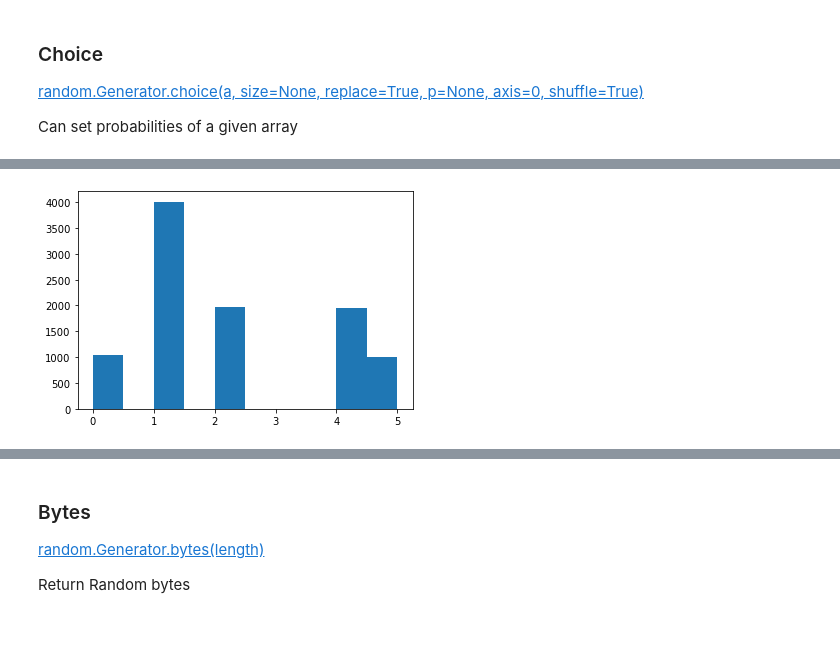
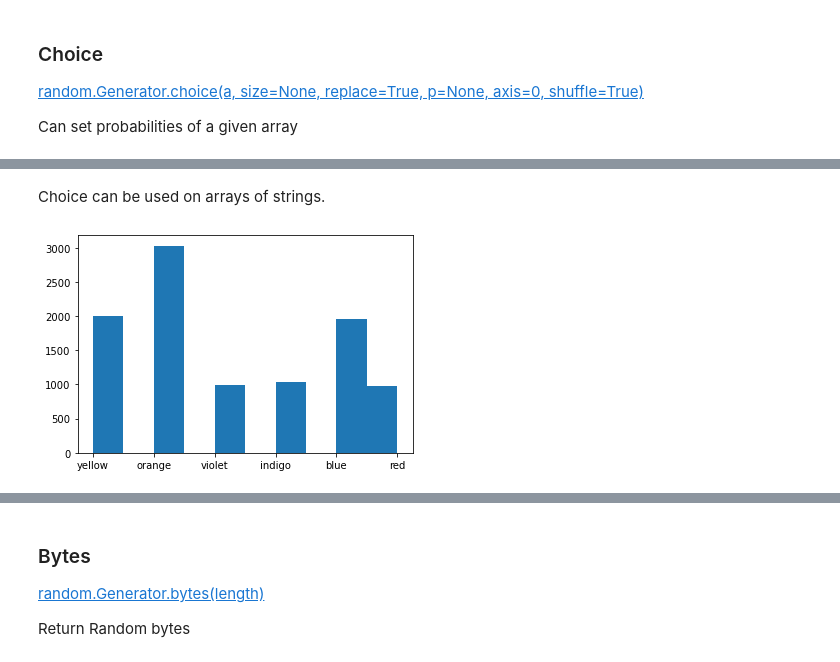
Before and after one commit to ShanePAustin/numpy-random, a Jupyter notebook: numpy-random.ipynb, the cells around one changed output, grey strips where cells are left out. Saved outputs shown, nothing was run; the diff lists cells and outputs as text; code cells hidden in the pictures; blank space fills up the shorter version.

```diff
--- a/numpy-random.ipynb
+++ b/numpy-random.ipynb
@@ -188,6 +224,12 @@ plt.show()
+# %% [markdown]
+Choice can be used on arrays of strings.
 # %%
-dice = rng.choice(6,10000, p= [0.1, 0.4, 0.2, 0, 0.2, 0.1])
-plt.hist(dice)
+#Create an array of colours
+colour = ["red", "orange", "yellow", "green", "blue", "indigo", "violet"]
+#Alter the probabilites of the colours appearing
+rainbow = rng.choice(colour,10000, p= [0.1, 0.3, 0.2, 0, 0.2, 0.1, 0.1])
+#Plot the Histogram
+plt.hist(rainbow)
 plt.show()
 # %% [output]
-[figure, old version]
+[figure, new version]
```
Also changed, not shown: parts of 45 cells of this notebook.
